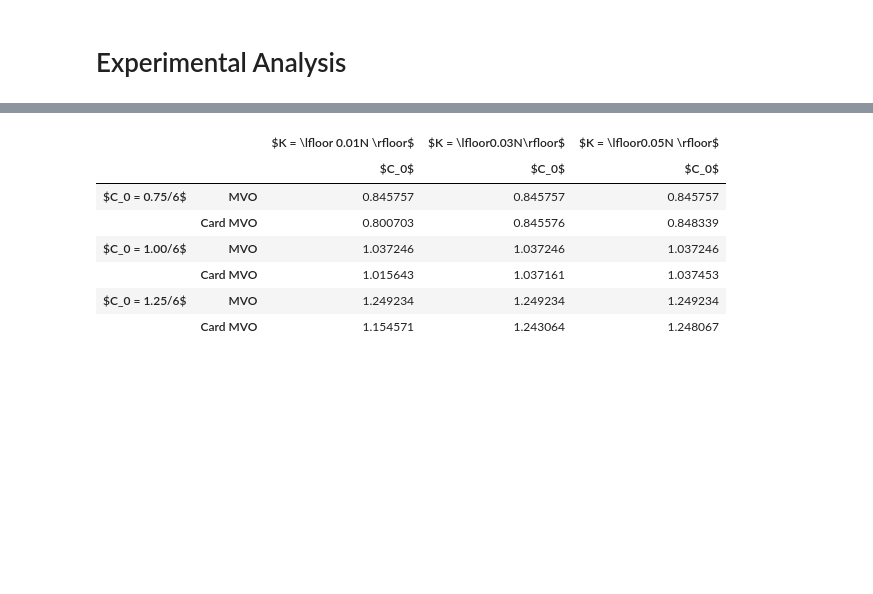
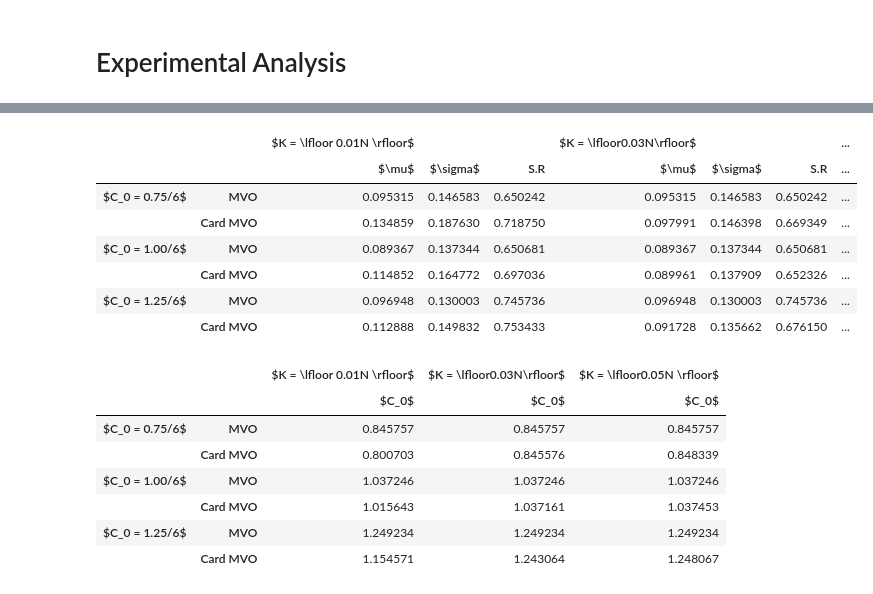
Before and after one commit to davidislip/support_vector_risk_machine, a Jupyter notebook: Results.ipynb, the cells around one changed output, grey strips where cells are left out. Saved outputs shown, nothing was run; the diff lists cells and outputs as text; code cells hidden in the pictures; blank space fills up the shorter version.

```diff
--- a/Results.ipynb
+++ b/Results.ipynb
@@ -302,6 +273,17 @@ plot_results_relative_ticker(CardMVO_results, MVO_results, SVMMVO_results, turno
 # %%
 df = make_stats_table(CardMVO_results, MVO_results, turnover_limits, cardinality_ratios, card_strings,
                  turnover_strings, riskFree)
+# %%
+df
+# %% [output]
+|  |  | $K = \lfloor 0.01N \rfloor$ |  |  | $K = \lfloor0.03N\rfloor$ |  |  | ... |
+|  |  | $\mu$ | $\sigma$ | S.R | $\mu$ | $\sigma$ | S.R | ... |
+| $C_0 = 0.75/6$ | MVO | 0.095315 | 0.146583 | 0.650242 | 0.095315 | 0.146583 | 0.650242 | ... |
+|  | Card MVO | 0.134859 | 0.187630 | 0.718750 | 0.097991 | 0.146398 | 0.669349 | ... |
+| $C_0 = 1.00/6$ | MVO | 0.089367 | 0.137344 | 0.650681 | 0.089367 | 0.137344 | 0.650681 | ... |
+|  | Card MVO | 0.114852 | 0.164772 | 0.697036 | 0.089961 | 0.137909 | 0.652326 | ... |
+| $C_0 = 1.25/6$ | MVO | 0.096948 | 0.130003 | 0.745736 | 0.096948 | 0.130003 | 0.745736 | ... |
+|  | Card MVO | 0.112888 | 0.149832 | 0.753433 | 0.091728 | 0.135662 | 0.676150 | ... |
 # %%
 # print(df.to_latex(index=False,
 #                   formatters={"name": str.upper},
```
Also changed, not shown: parts of 11 cells of this notebook, 25 other files.
